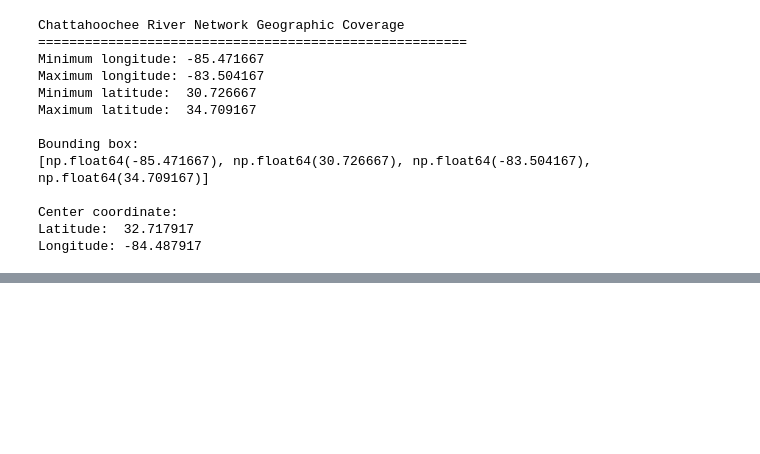
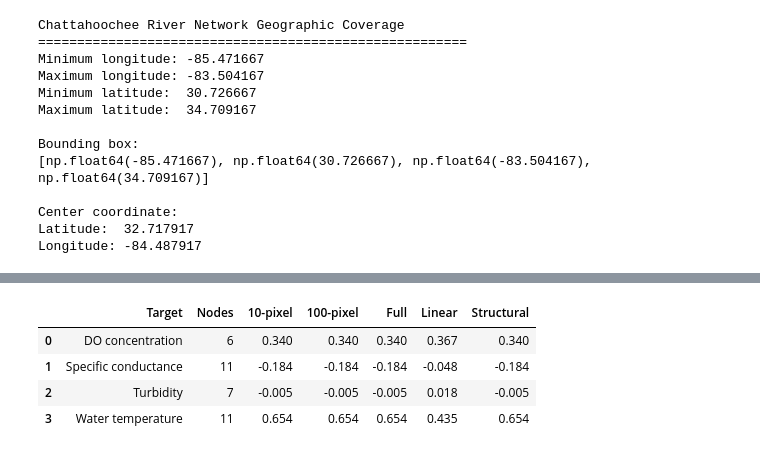
Before and after one commit to andrewc156/rivernets, a Jupyter notebook: chattahoochee_graph.ipynb, the cells around one changed output, grey strips where cells are left out. Drawn from its saved outputs; the diff is of its cells as text; code cells hidden in the pictures; blank space fills up the shorter version.

Commit message:
seasonality for chat

```diff
--- a/chattahoochee_graph.ipynb
+++ b/chattahoochee_graph.ipynb
@@ -7783,0 +8480,6 @@ Longitude: -84.487917
+# %%
+features = (
+    chemistry_features
+    +
+    TIME_FEATURES
+)
@@ -7783,0 +8758,43 @@ Longitude: -84.487917
+# %%
+seasonal_r2 = (
+    seasonal_graph_results
+    .pivot(
+        index=[
+            "Target",
+            "Nodes"
+        ],
+        columns="Model",
+        values="R2"
+    )
+    .reset_index()
+)
+
+
+seasonal_r2.columns.name = None
+
+
+display(
+    seasonal_r2.style.format({
+
+        "Linear":
+            "{:.3f}",
+
+        "Full":
+            "{:.3f}",
+
+        "10-pixel":
+            "{:.3f}",
+
+        "100-pixel":
+            "{:.3f}",
+
+        "Structural":
+            "{:.3f}"
+    })
+)
+# %% [output]
+|  | Target | Nodes | 10-pixel | 100-pixel | Full | Linear | Structural |
+| 0 | DO concentration | 6 | 0.340 | 0.340 | 0.340 | 0.367 | 0.340 |
+| 1 | Specific conductance | 11 | -0.184 | -0.184 | -0.184 | -0.048 | -0.184 |
+| 2 | Turbidity | 7 | -0.005 | -0.005 | -0.005 | 0.018 | -0.005 |
+| 3 | Water temperature | 11 | 0.654 | 0.654 | 0.654 | 0.435 | 0.654 |
```
Also changed, not shown: parts of 10 cells of this notebook.
